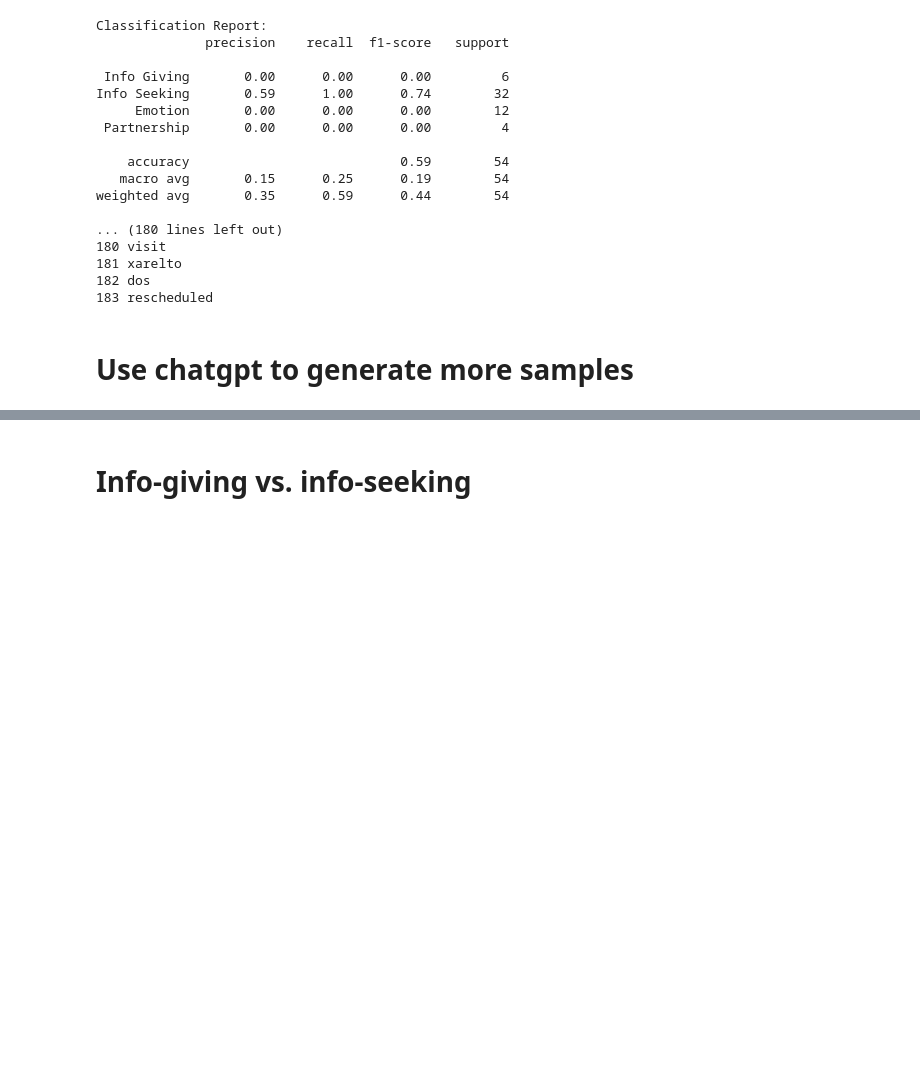
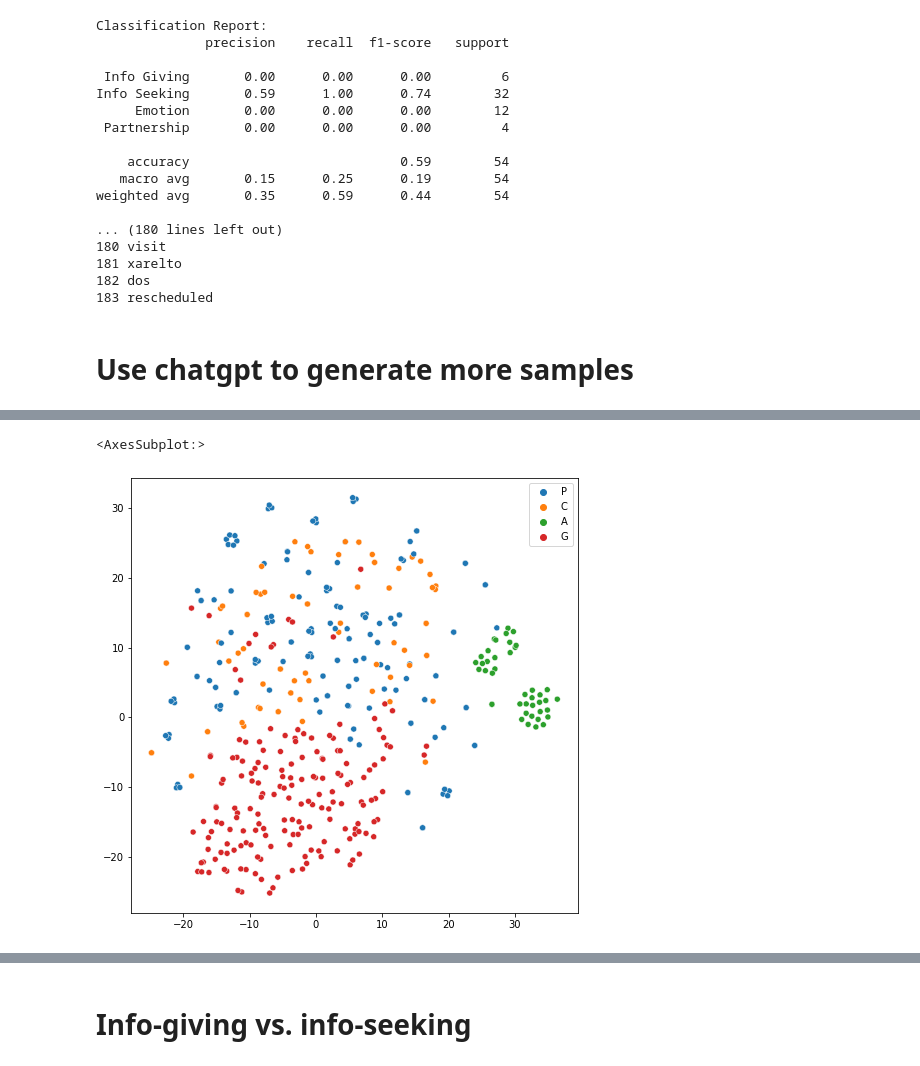
Before and after one commit to TheLittleJimmy/CBB750, a Jupyter notebook: Aim2.ipynb, the cells around one changed output, grey strips where cells are left out. Cells and saved outputs as stored; diff of their text form; code cells hidden in the pictures; blank space fills up the shorter version.

```diff
--- a/Aim2.ipynb
+++ b/Aim2.ipynb
@@ -158,7 +158,7 @@ df.to_csv('DataMessageLabelCode.csv', index=False)
 # %%
 import nltk
 nltk.download('punkt')
-df = pd.read_csv('DataMessageLabelCode.csv')
+df = pd.read_csv('Data/DataMessageLabelCode.csv')
 df = df[df['Message'].notna()]
 replacements = {'Auto': 'A', 'Patient': 'P', 'Clinician': 'C'}
 
@@ -1281,0 +1555,13 @@ weighted avg       0.35      0.59      0.44        54
+# %%
+plt.figure(figsize=(8,8))
+
+codes = data_gpt['Code'].tolist()
+sns.scatterplot(
+    x=tsne_results[:,0], y=tsne_results[:,1],
+    hue=codes,
+    legend="full",
+    alpha=1
+)
+# %% [output]
+<AxesSubplot:>
+[figure, added]
```
Also changed, not shown: parts of 5 cells of this notebook, 3 other files.
